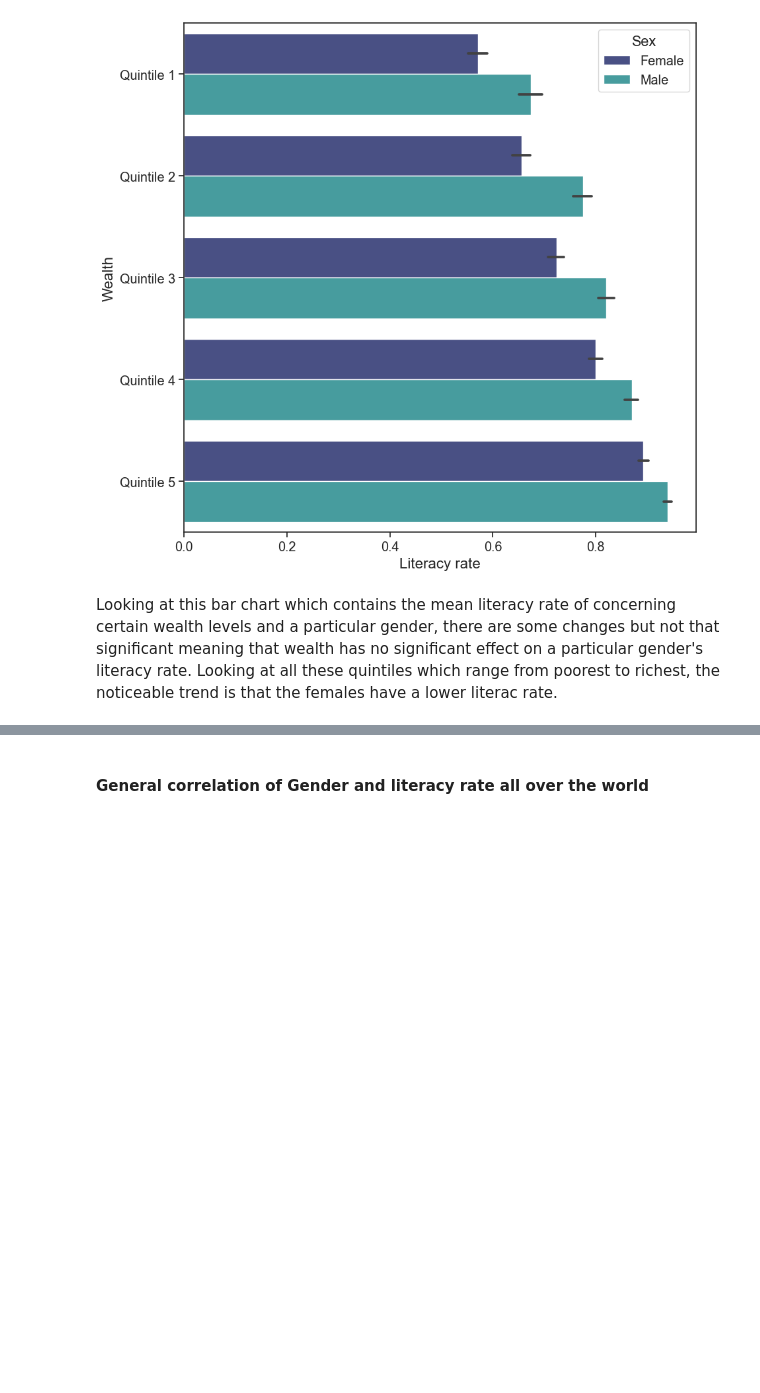
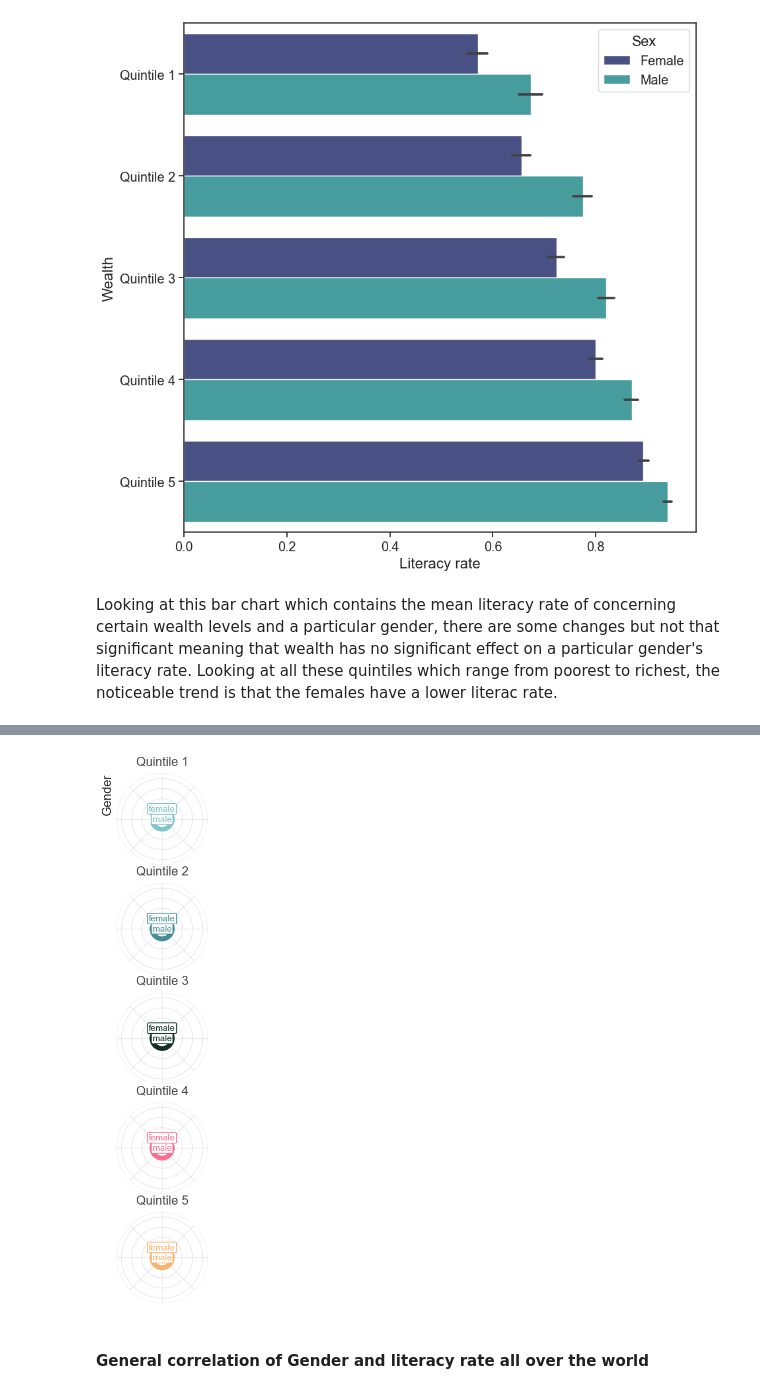
Before and after one commit to ubco-W2022T2-data301/project-group-group18, a Jupyter notebook: analysis/analysis3.ipynb, the cells around one changed output, grey strips where cells are left out. Cells and saved outputs as stored; diff of their text form; code cells hidden in the pictures; blank space fills up the shorter version.

```diff
--- a/analysis/analysis3.ipynb
+++ b/analysis/analysis3.ipynb
@@ -273,3 +286,96 @@ IndexError: list index out of range
+# %%
+pivot = data.pivot_table(index="Wealth", columns="Sex", values="literacy_1524_m").reset_index()
+melted = pivot.melt(id_vars=['Wealth'], value_vars=['Female', 'Male'], var_name='sex', value_name='literacy_rate')
+WEALTH_PALETTES = ["#81C4CA", "#468D96", "#103128", "#FA6E90", "#FCB16D"]
+
+def style_polar_axis(ax):
+    # Change the initial location of the 0 in radians
+    ax.set_theta_offset(np.pi / 2)
+
+    # Move in clock-wise direction
+    ax.set_theta_direction(-1)
+
+    # Remove all spines
+    ax.set_frame_on(False)
+
+    # Don't use tick labels for radial axis
+    ax.set_xticklabels([])
+
+    # Set limits for y axis
+    ax.set_ylim([0, 4.5])
+    # Set ticks for y axis. These determine the grid lines.
+    ax.set_yticks([0, 1, 2, 3, 4, 4.5])
+    # But don't use tick labels
+    ax.set_yticklabels([])
+
+    # Set grid with some transparency
+    ax.grid(alpha=0.4)
+
+    return ax
+
+def add_labels_polar_axis(ax, color):
+    # Define the characteristics of the bbox behind the text we add
+    bbox_dict = {
+        "facecolor": "w", "edgecolor": color, "linewidth": 1,
+        "boxstyle": "round", "pad": 0.15
+    }
+    gender = ["male", "female"]
+    # Iterate over types of gender and add the labels
+    for idx, gen in enumerate(gender):
+        ax.text(
+            0, idx, gen, color=color, ha="center", va="center",
+            fontsize=11, bbox=bbox_dict
+        )
+    return ax
+def plot_circular(num_plots):
+    # Create the subplots
+    fig, axes = plt.subplots(num_plots, figsize=(8, 12), subplot_kw={"projection": "polar"})
+
+    wealth = melted['Wealth'].unique()
+
+    # Iterate over wealth quintiles and plots
+    for i, quintile in enumerate(wealth):
+        # Select data for the given quintile
+        d = melted[melted['Wealth'] == quintile]
+
+        # Select plot
+        ax = axes[i]
+
+        # Only for the first panel, add label for vertical axis
+        if i == 0:
+            ax.set_ylabel("Gender", loc="top")
+
+
+        # Adjust style of the plot
+        ax = style_polar_axis(ax)
+
+        # Multiply the proportion by the 2pi, the complete rotation
+        proportions = d["literacy_rate"].values * (2 * np.pi)
+
+        # Positions for the lines on the radial
+        y_pos = np.arange(len(proportions))
+
+        # Construct the line for each type of plastic creating a grid for the x and y values
+        x = np.linspace(0, proportions, num=200)
+        y = np.vstack([y_pos] * 200)
+
+        # Select color
+        color = WEALTH_PALETTES[i]
+
+        # And finally, plot the rounded lines
+        ax.plot(x, y, lw=6, color=color, solid_capstyle="round")
+
+        # Add title
+        ax.set_title(quintile, pad=10, color="0.3")
+
+        # Add labels on top of the lines
+        ax = add_labels_polar_axis(ax, color)
+
+    return fig, axes
+num_plots = len(melted['Wealth'].unique())
+fig, axes = plot_circular(num_plots)
+# %% [output]
+[figure, added]
 # %% [markdown]
 #### General correlation of Gender and literacy rate all over the world
 # %%
```
Also changed, not shown: parts of 5 cells of this notebook, 2 other files.
